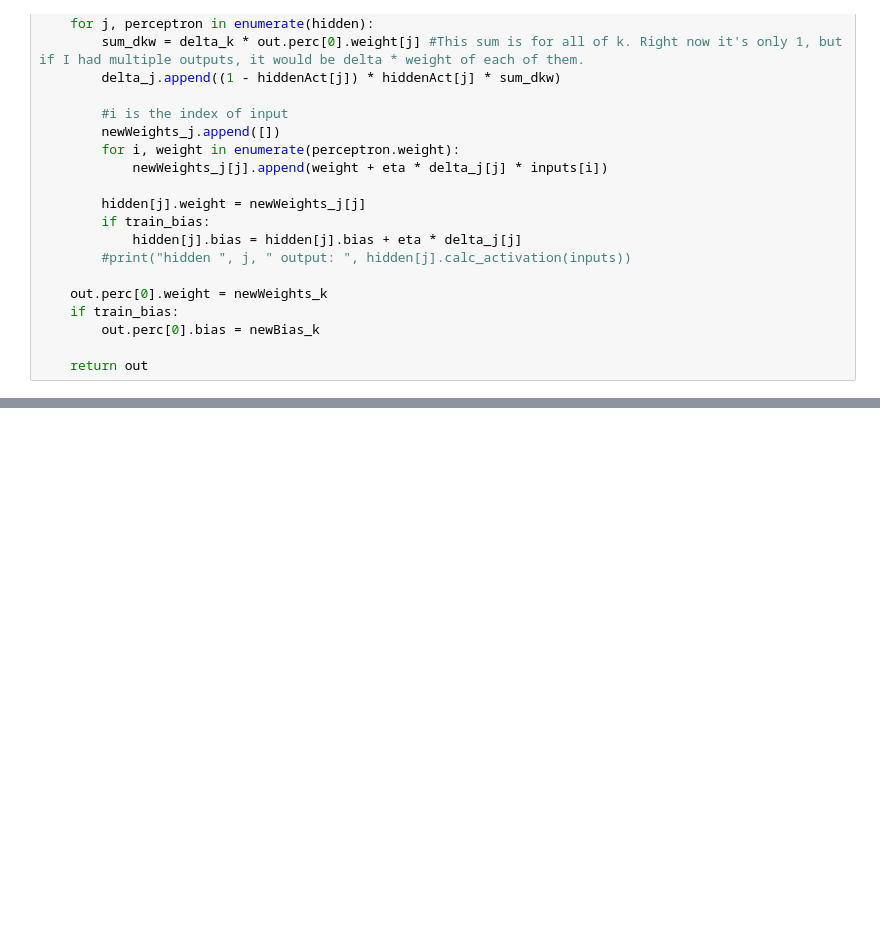
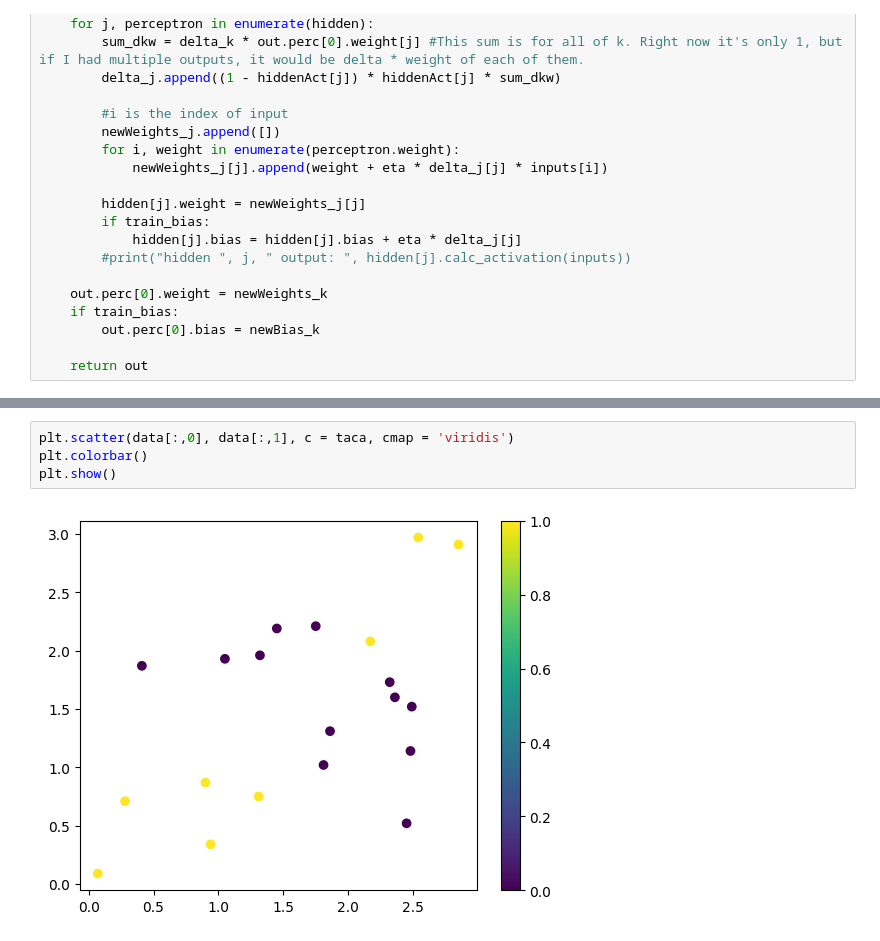
Before and after one commit to Britney-Pellouchoud/Advertising-Neural-Network, a Jupyter notebook: finalproject.ipynb, the cells around one changed output, grey strips where cells are left out. Saved outputs shown, nothing was run; the diff lists cells and outputs as text; blank space fills up the shorter version.

```diff
--- a/finalproject.ipynb
+++ b/finalproject.ipynb
@@ -208,0 +218,6 @@ Best Threshold: 0.4444444444444445, Best Accuracy: 0.8
+# %%
+plt.scatter(data[:,0], data[:,1], c = taca, cmap = 'viridis')
+plt.colorbar()
+plt.show()
+# %% [output]
+[figure, added]
```
Also changed, not shown: parts of 3 cells of this notebook.
